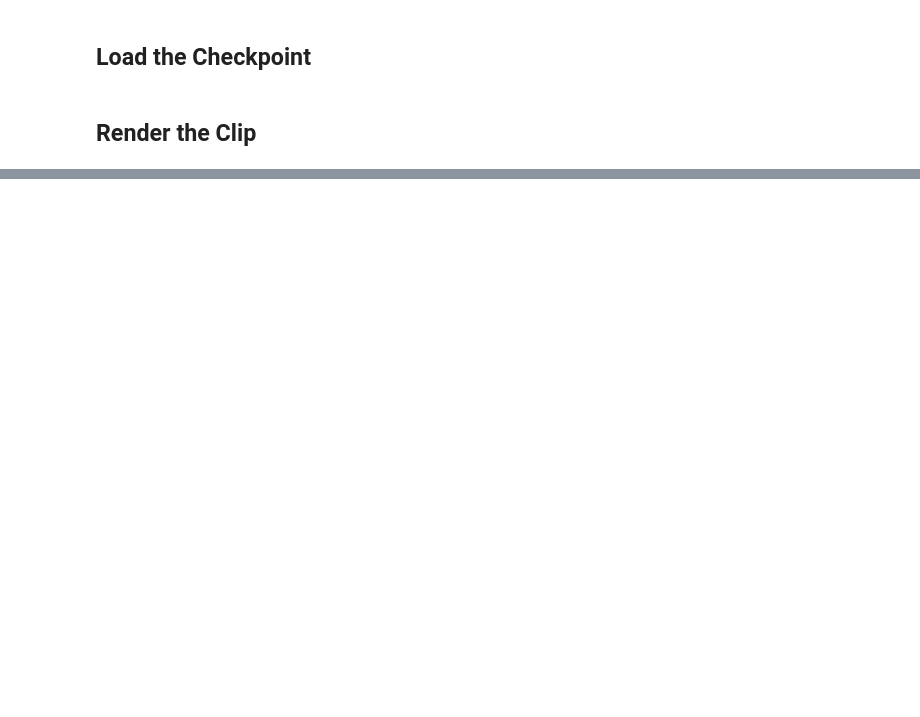
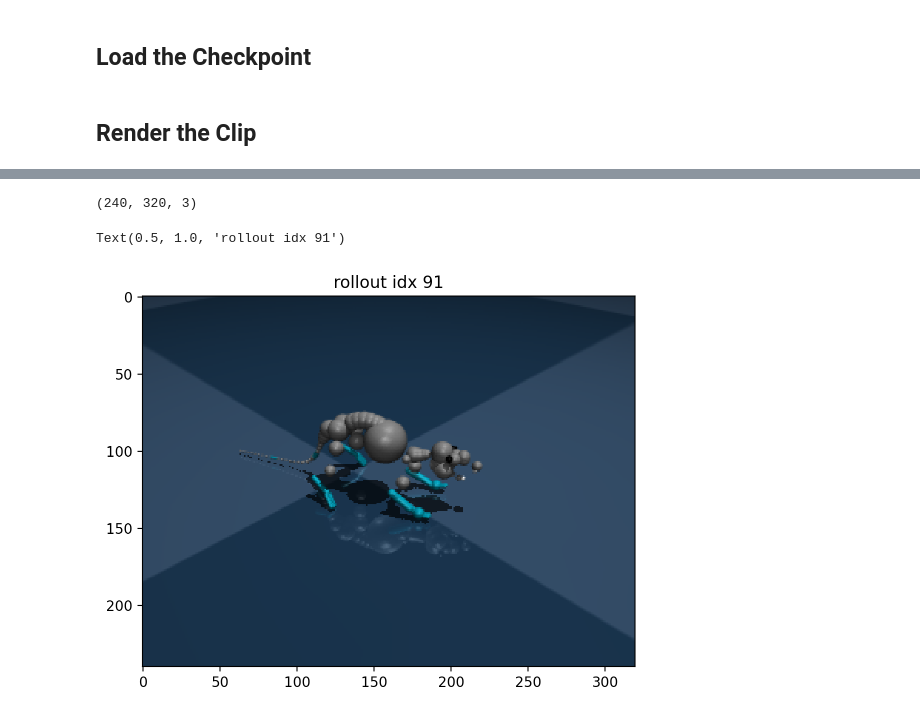
Before and after one commit to talmolab/Brax-Rodent-Run, a Jupyter notebook: render_rollout.ipynb, the cells around one changed output, grey strips where cells are left out. Saved outputs shown, nothing was run; the diff lists cells and outputs as text; code cells hidden in the pictures; blank space fills up the shorter version.

Commit message:
added rollout logic

```diff
--- a/render_rollout.ipynb
+++ b/render_rollout.ipynb
@@ -227,7 +230,7 @@ make_policy = make_inference_fn(
     action_size=env.action_size,
 )
 # %%
-model_path = "./model_checkpoints/2375680"
+model_path = "./model_checkpoints/61603840"
 params = model.load_params(model_path)
 jit_inference_fn = jax.jit(make_policy(params, deterministic=True))
 # %% [markdown]
@@ -246,7 +252,7 @@ state = jit_reset(rng)
 rollout = [state.pipeline_state]
 # %%
 # grab a trajectory
-n_steps = 500
+n_steps = 1000
 render_every = 1
 
 # might becasue brax does not clip the action to the xml limit in the model
@@ -257,5 +263,5 @@ for i in tqdm(range(n_steps)):
   state = jit_step(state, ctrl)
   rollout.append(state.pipeline_state)
 
-media.show_video(env.render(rollout[::render_every], camera='side'), fps=1.0 / env.dt / render_every)
+media.show_video(env.render(rollout[::render_every], camera='close_profile'), fps=1.0 / env.dt / render_every)
 # %% [output]
@@ -266,0 +269,11 @@ media.show_video(env.render(rollout[::render_every], camera='close_profile'), fp
+# %%
+env.render(rollout[idx], camera="close_profile").shape
+# %% [output]
+(240, 320, 3)
+# %%
+idx = 91
+plt.imshow(env.render(rollout[idx], camera="close_profile"))
+plt.title(f"rollout idx {idx}")
+# %% [output]
+Text(0.5, 1.0, 'rollout idx 91')
+[figure, added]
```
Also changed, not shown: parts of 5 cells of this notebook.
